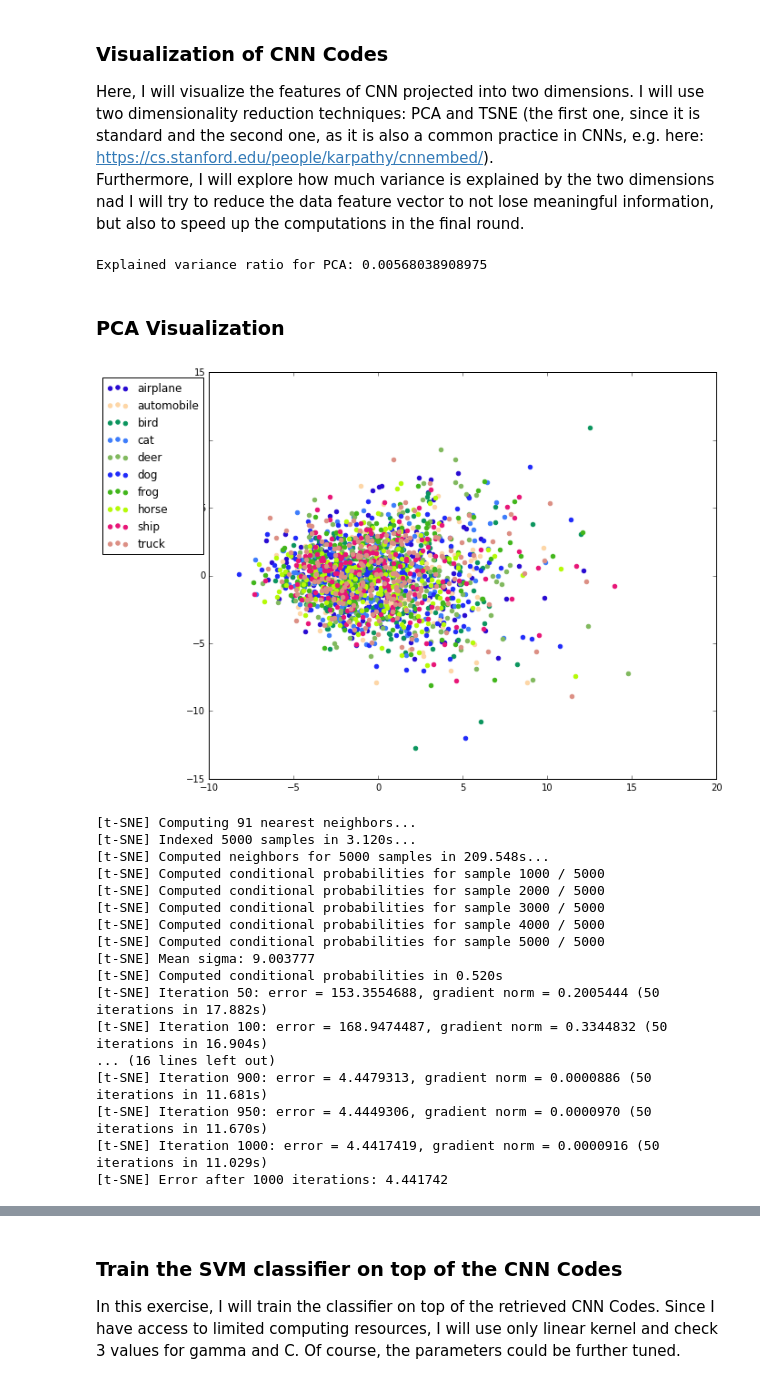
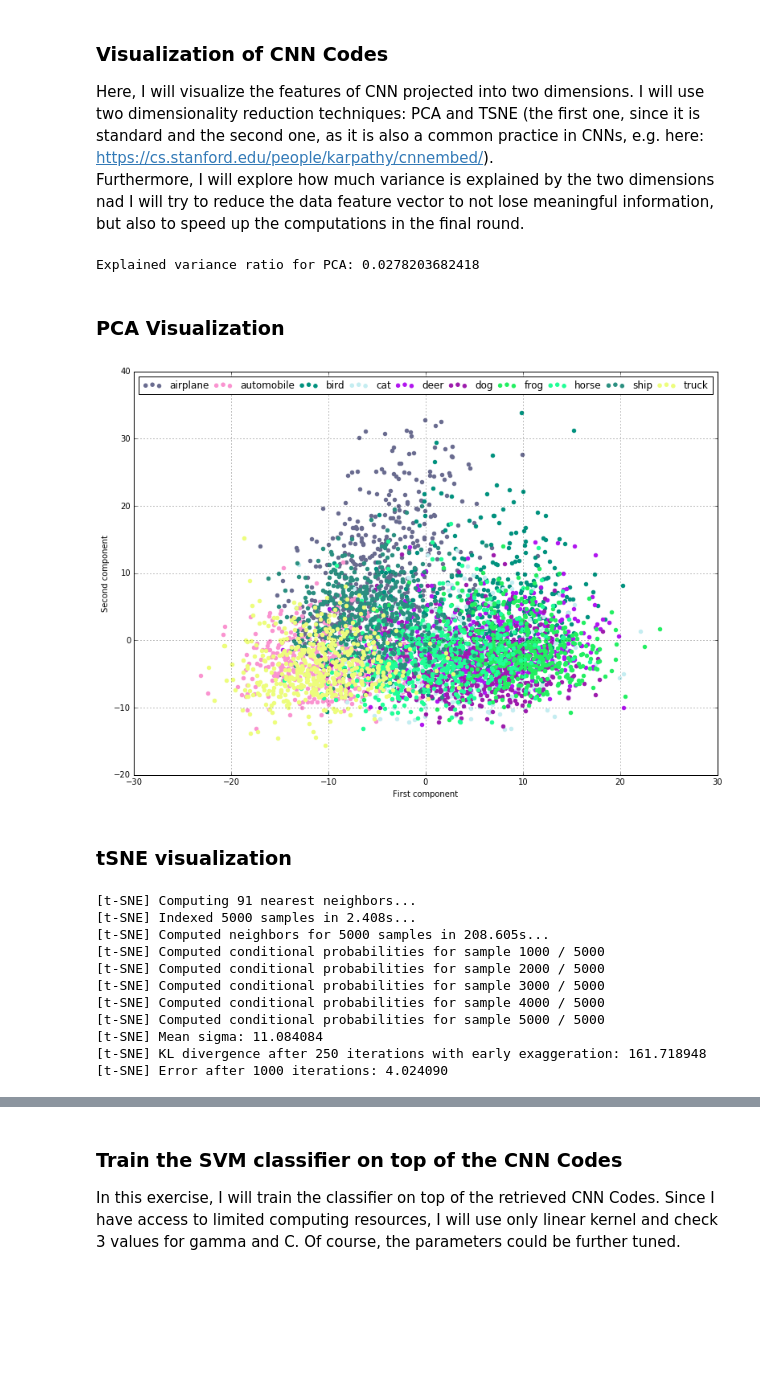
Before and after one commit to xgoogax/tplx-ds, a Jupyter notebook: pytorch codes visualization.ipynb, the cells around one changed output, grey strips where cells are left out. Cells and saved outputs as stored; diff of their text form; code cells hidden in the pictures; blank space fills up the shorter version.

```diff
--- a/pytorch codes visualization.ipynb
+++ b/pytorch codes visualization.ipynb
@@ -11,6 +14,10 @@ import os
 # %%
-path_features_network = config['paths']['network_representations']
+dataset_normalized = config['dataset_details']['network_normalized']
 path_restricted_dataset = config['paths']['restricted_dataset_path']
+if dataset_normalized:
+    path_features_network = config['paths']['network_representations']
+else:
+    path_features_network = config['paths']['network_representations'] + "_not_normalized"
 content_features_network = unpickle(path_features_network)
 meta_classes = label_names_extraction(os.path.join(path_restricted_dataset, config['dataset_details']['class_info']))
 
@@ -47,40 +54,36 @@ scaled_data = scaler.fit_transform(train_data)
 
 pca_data = reduce_dimensionality(scaled_data, 2, 'pca')
 # %% [output]
-Explained variance ratio for PCA: 0.00568038908975
+Explained variance ratio for PCA: 0.0278203682418
 # %% [markdown]
 ### PCA Visualization
 # %%
 colors = {x: np.random.rand(3,1) for x in meta_classes.keys()}
-plt.figure(figsize=(10,8))
+plt.figure(figsize=(13,9))
 for label in meta_classes.keys():
     ind = np.where(train_labels == label)[0]
-    #take only n representatives of each class
-    n=200
-    ind = ind[:n]
     plt.scatter(pca_data[ind,0], pca_data[ind,1], label=meta_classes[label], color=colors[label])
-plt.legend(meta_classes.values(), bbox_to_anchor=(0,1))
+plt.legend(meta_classes.values(), mode='expand', ncol=10)
+plt.xlabel("First component")
+plt.ylabel("Second component")
+plt.grid()
 plt.show()
 # %% [output]
-[figure, old version]
+[figure, new version]
+# %% [markdown]
+### tSNE visualization
 # %%
 tsne_data = reduce_dimensionality(scaled_data, 2, 'tsne')
 # %% [output]
 [t-SNE] Computing 91 nearest neighbors...
-[t-SNE] Indexed 5000 samples in 3.120s...
-[t-SNE] Computed neighbors for 5000 samples in 209.548s...
+[t-SNE] Indexed 5000 samples in 2.408s...
+[t-SNE] Computed neighbors for 5000 samples in 208.605s...
 [t-SNE] Computed conditional probabilities for sample 1000 / 5000
 [t-SNE] Computed conditional probabilities for sample 2000 / 5000
 [t-SNE] Computed conditional probabilities for sample 3000 / 5000
 [t-SNE] Computed conditional probabilities for sample 4000 / 5000
 [t-SNE] Computed conditional probabilities for sample 5000 / 5000
-[t-SNE] Mean sigma: 9.003777
-[t-SNE] Computed conditional probabilities in 0.520s
-[t-SNE] Iteration 50: error = 153.3554688, gradient norm = 0.2005444 (50 iterations in 17.882s)
-[t-SNE] Iteration 100: error = 168.9474487, gradient norm = 0.3344832 (50 iterations in 16.904s)
-... (16 lines left out)
-[t-SNE] Iteration 900: error = 4.4479313, gradient norm = 0.0000886 (50 iterations in 11.681s)
-[t-SNE] Iteration 950: error = 4.4449306, gradient norm = 0.0000970 (50 iterations in 11.670s)
-[t-SNE] Iteration 1000: error = 4.4417419, gradient norm = 0.0000916 (50 iterations in 11.029s)
-[t-SNE] Error after 1000 iterations: 4.441742
+[t-SNE] Mean sigma: 11.084084
+[t-SNE] KL divergence after 250 iterations with early exaggeration: 161.718948
+[t-SNE] Error after 1000 iterations: 4.024090
 # %%
```
Also changed, not shown: parts of 8 cells of this notebook, 4 other files.
